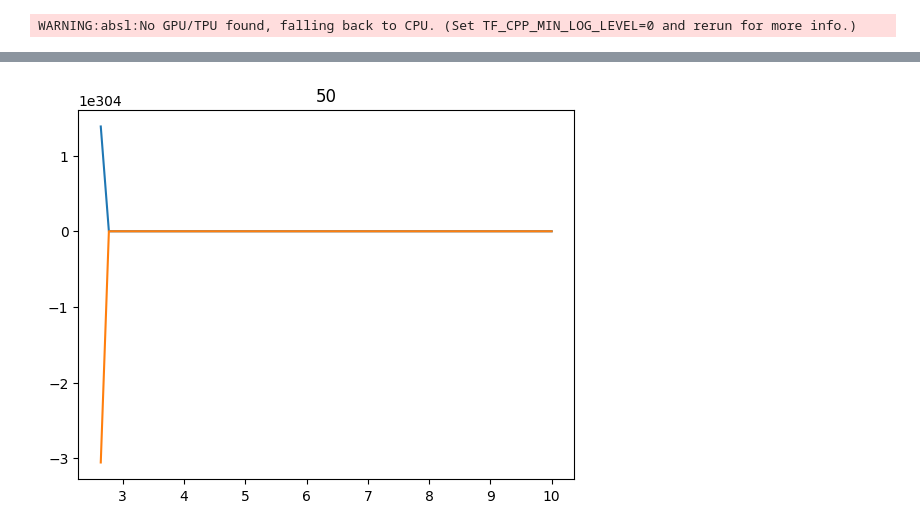
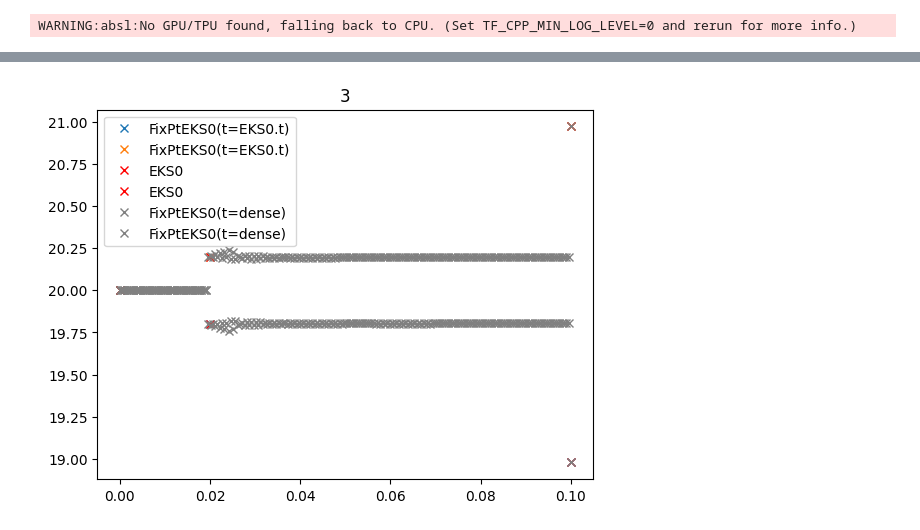
Before and after one commit to pnkraemer/probdiffeq, a Jupyter notebook: docs/examples/smoothing.ipynb, the cells around one changed output, grey strips where cells are left out. Drawn from its saved outputs; the diff is of its cells as text; code cells hidden in the pictures.

```diff
--- a/docs/examples/smoothing.ipynb
+++ b/docs/examples/smoothing.ipynb
@@ -12,16 +12,19 @@ from odefilter import ivpsolve, recipes
 config.update("jax_enable_x64", True)
 backend.select("jax")
 # %%
-f, u0, (t0, t1), f_args = ivps.lotka_volterra(time_span=(0.0, 10.0))
+f, u0, (t0, t1), f_args = ivps.lotka_volterra(time_span=(0.0, 1e-1))
 
 
 @jax.jit
 def vf(t, *ys):
     return f(*ys, *f_args)
+
+
+num_derivatives = 3
 # %% [output]
 WARNING:absl:No GPU/TPU found, falling back to CPU. (Set TF_CPP_MIN_LOG_LEVEL=0 and rerun for more info.)
 # %%
-ek0, info_op = recipes.dynamic_isotropic_eks0(num_derivatives=3)
+ek0, info_op = recipes.dynamic_isotropic_eks0(num_derivatives=num_derivatives)
 # %%
 ek0sol = ivpsolve.solve(
     vf, initial_values=(u0,), t0=t0, t1=t1, solver=ek0, info_op=info_op
@@ -35,6 +38,9 @@ plt.show()
 # %%
-fixpt_ek0, info_op = recipes.dynamic_isotropic_fixpt_eks0(num_derivatives=3)
+fixpt_ek0, info_op = recipes.dynamic_isotropic_fixpt_eks0(
+    num_derivatives=num_derivatives
+)
 # %%
+print()
 fixptsol = ivpsolve.simulate_checkpoints(
     vf,
     initial_values=(u0,),
@@ -42,9 +48,37 @@ fixptsol = ivpsolve.simulate_checkpoints(
     solver=fixpt_ek0,
     info_op=info_op,
 )
+print()
+
+fixptsol2 = ivpsolve.simulate_checkpoints(
+    vf,
+    initial_values=(u0,),
+    ts=jnp.linspace(t0, t1, num=200, endpoint=True),
+    solver=fixpt_ek0,
+    info_op=info_op,
+)
+print()
 # %%
 plt.title(len(fixptsol.t))
-plt.plot(fixptsol.t, fixptsol.u)
+
+style = {"linestyle": "None", "marker": "x"}
+plt.plot(fixptsol.t, fixptsol.u, **style, label="FixPtEKS0(t=EKS0.t)")
+plt.plot(ek0sol.t, ek0sol.u, **style, color="red", linewidth=3, label="EKS0")
+plt.plot(fixptsol2.t, fixptsol2.u, **style, color="gray", label="FixPtEKS0(t=dense)")
+plt.legend()
+# plt.ylim((-20, 30))
 plt.show()
+
+
+# two interpolations in a row are incorrect,
+# because they collapse the backward models.
+# this is incorrect. The solution is to not
+# collapse the backward models if we interpolated twice in a row,
+# which is equivalent to
+
+# is the remainder a preconditioning issue? Should be backward-marginalise with a preconditioner?
+
+# what happens if we accept-reject and then overstep very slightly and therefore immediately interpolate?
+# Should this be possible?
 # %% [output]
-[figure, old version]
+[figure, new version]
```
Also changed, not shown: parts of 4 cells of this notebook, 2 other files.
